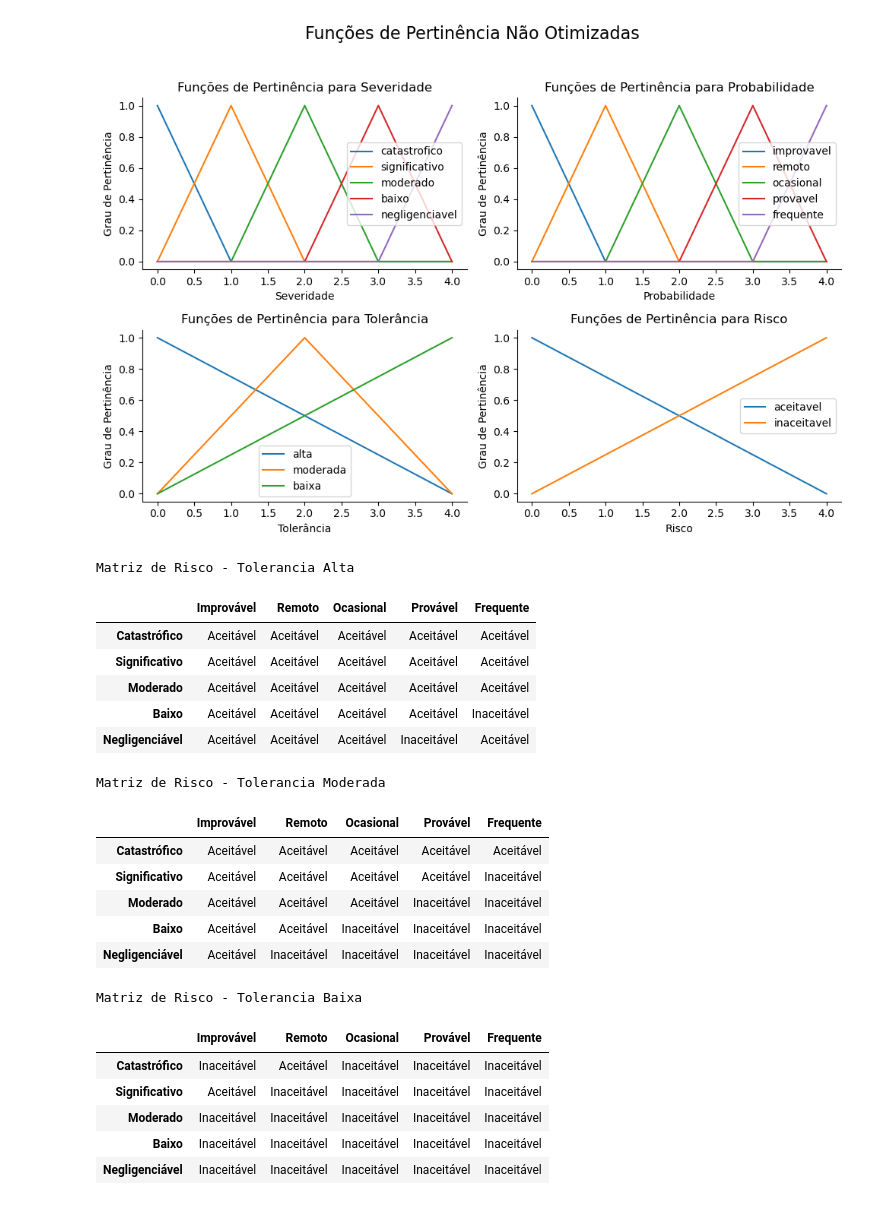
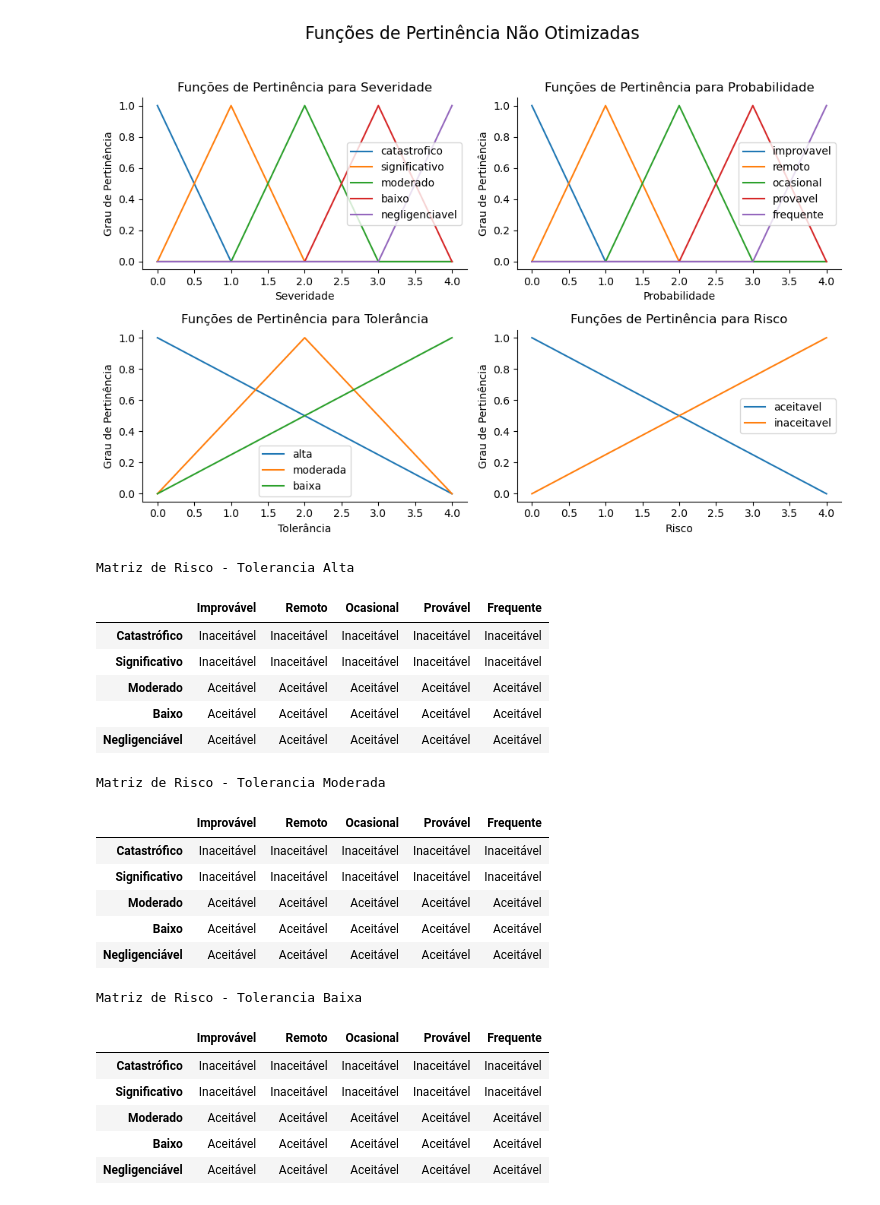
Before and after one commit to Nielo-47/ICA, a Jupyter notebook: Fuzzy.ipynb, the cells around one changed output. Drawn from its saved outputs; the diff is of its cells as text; code cells hidden in the pictures.

```diff
--- a/Fuzzy.ipynb
+++ b/Fuzzy.ipynb
@@ -461,14 +435,10 @@ from skfuzzy.defuzzify import defuzz
 
 
 def calcular_risco_sem_regras(severidade, probabilidade, tolerancia, plotar=False):
-    uniao = fuzz.fuzzy_or(x_sev, fp_sev[severidade], x_prob, fp_prob[probabilidade])
-    uniao = fuzz.fuzzy_or(*uniao, x_tol, fp_tol[tolerancia])
+    uniao = fuzz.fuzzy_and(x_sev, fp_sev[severidade], x_prob, fp_prob[probabilidade])
+    uniao = fuzz.fuzzy_and(*uniao, x_tol, fp_tol[tolerancia])
 
     centroide = defuzz(*uniao, "centroid")
-    # try:
-    #     centroide = defuzz(*uniao, "centroid")
-    # except fuzz.EmptyMembershipError:
-    #     return "Erro"
 
     p_aceitavel = fuzz.interp_membership(x_risc, fp_risc["aceitavel"], centroide)
     p_inaceitavel = fuzz.interp_membership(x_risc, fp_risc["inaceitavel"], centroide)
@@ -481,51 +451,62 @@ def calcular_risco_sem_regras(severidade, probabilidade, tolerancia, plotar=Fals
         plt.plot(centroide, 0, "ro")
         plt.show()
 
     return resultado
 
 
 def gerar_matriz_de_risco_sem_regras(tolerancia):
     # Criar matriz vazia
     matrix = []
 
     # Calcular risco para cada combinação
     for sev in CODIGOS_SEVERIDADE:
         row = []
         for prob in CODIGOS_PROBABILIDADE:
-            result = calcular_risco_sem_regras(sev, prob, tolerancia)
+            try:
+                result = calcular_risco_sem_regras(sev, prob, tolerancia)
+            except fuzz.EmptyMembershipError:
+                result = "Erro"
+
             row.append(result)
         matrix.append(row)
 
     # Criar DataFrame
     df = pd.DataFrame(matrix, index=ROTULOS_SEVERIDADE, columns=ROTULOS_PROBABILIDADE)
 
-    return df.style.map(lambda val: "background-color: blue" if val == "Aceitável" else "background-color: orange")
+    return df.style.map(
+        lambda val: (
+            "background-color: blue"
+            if val == "Aceitável"
+            else "background-color: orange" if val == "Inaceitável" else "background-color: red"
+        )
+    )
+
 
 for tol in ROTULOS_TOLERANCIA:
     print(f"Matriz de Risco - Tolerancia {tol}")
     display(gerar_matriz_de_risco_sem_regras(tol.lower()))
 # %% [output]
 Matriz de Risco - Tolerancia Alta
 |  | Improvável | Remoto | Ocasional | Provável | Frequente |
-| Catastrófico | Aceitável | Aceitável | Aceitável | Aceitável | Aceitável |
-| Significativo | Aceitável | Aceitável | Aceitável | Aceitável | Aceitável |
+| Catastrófico | Inaceitável | Inaceitável | Inaceitável | Inaceitável | Inaceitável |
+| Significativo | Inaceitável | Inaceitável | Inaceitável | Inaceitável | Inaceitável |
 | Moderado | Aceitável | Aceitável | Aceitável | Aceitável | Aceitável |
-| Baixo | Aceitável | Aceitável | Aceitável | Aceitável | Inaceitável |
-| Negligenciável | Aceitável | Aceitável | Aceitável | Inaceitável | Aceitável |
+| Baixo | Aceitável | Aceitável | Aceitável | Aceitável | Aceitável |
+| Negligenciável | Aceitável | Aceitável | Aceitável | Aceitável | Aceitável |
 Matriz de Risco - Tolerancia Moderada
 |  | Improvável | Remoto | Ocasional | Provável | Frequente |
-| Catastrófico | Aceitável | Aceitável | Aceitável | Aceitável | Aceitável |
-| Significativo | Aceitável | Aceitável | Aceitável | Aceitável | Inaceitável |
-| Moderado | Aceitável | Aceitável | Aceitável | Inaceitável | Inaceitável |
-| Baixo | Aceitável | Aceitável | Inaceitável | Inaceitável | Inaceitável |
-| Negligenciável | Aceitável | Inaceitável | Inaceitável | Inaceitável | Inaceitável |
+| Catastrófico | Inaceitável | Inaceitável | Inaceitável | Inaceitável | Inaceitável |
+| Significativo | Inaceitável | Inaceitável | Inaceitável | Inaceitável | Inaceitável |
+| Moderado | Aceitável | Aceitável | Aceitável | Aceitável | Aceitável |
+| Baixo | Aceitável | Aceitável | Aceitável | Aceitável | Aceitável |
+| Negligenciável | Aceitável | Aceitável | Aceitável | Aceitável | Aceitável |
 Matriz de Risco - Tolerancia Baixa
 |  | Improvável | Remoto | Ocasional | Provável | Frequente |
-| Catastrófico | Inaceitável | Aceitável | Inaceitável | Inaceitável | Inaceitável |
-| Significativo | Aceitável | Inaceitável | Inaceitável | Inaceitável | Inaceitável |
-| Moderado | Inaceitável | Inaceitável | Inaceitável | Inaceitável | Inaceitável |
-| Baixo | Inaceitável | Inaceitável | Inaceitável | Inaceitável | Inaceitável |
-| Negligenciável | Inaceitável | Inaceitável | Inaceitável | Inaceitável | Inaceitável |
+| Catastrófico | Inaceitável | Inaceitável | Inaceitável | Inaceitável | Inaceitável |
+| Significativo | Inaceitável | Inaceitável | Inaceitável | Inaceitável | Inaceitável |
+| Moderado | Aceitável | Aceitável | Aceitável | Aceitável | Aceitável |
+| Baixo | Aceitável | Aceitável | Aceitável | Aceitável | Aceitável |
+| Negligenciável | Aceitável | Aceitável | Aceitável | Aceitável | Aceitável |
 # %%
 from pyswarms.single import GlobalBestPSO, LocalBestPSO, GeneralOptimizerPSO
 from pyswarms.backend.topology import Ring  # You can choose other topologies
```
Also changed, not shown: parts of 12 cells of this notebook.
